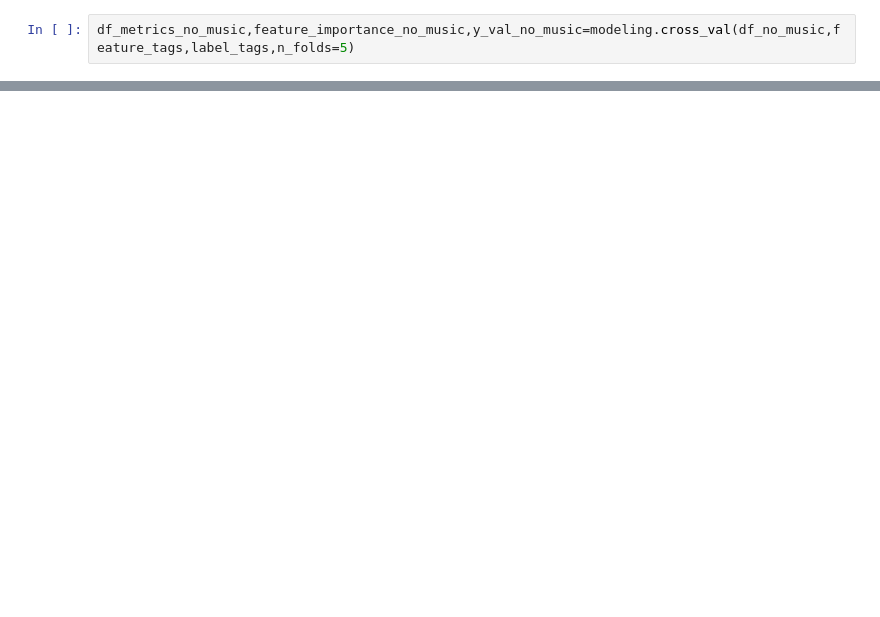
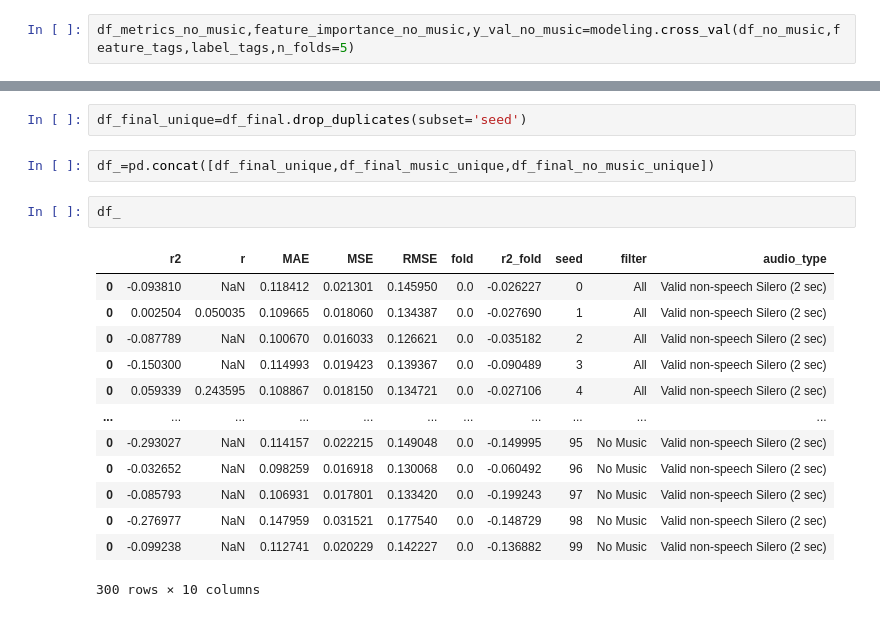
Before and after one commit to germanbarchi/OCEAN-TRUST, a Jupyter notebook: draft_experiments/manual_annotations_no_speech_in_music.ipynb, the cells around one changed output, grey strips where cells are left out. Cells and saved outputs as stored; diff of their text form; blank space fills up the shorter version.

```diff
--- a/draft_experiments/manual_annotations_no_speech_in_music.ipynb
+++ b/draft_experiments/manual_annotations_no_speech_in_music.ipynb
@@ -98,0 +186,20 @@ df_metrics_no_music
+# %%
+df_final_unique=df_final.drop_duplicates(subset='seed')
+# %%
+df_=pd.concat([df_final_unique,df_final_music_unique,df_final_no_music_unique])
+# %%
+df_
+# %% [output]
+|  | r2 | r | MAE | MSE | RMSE | fold | r2_fold | seed | filter | audio_type |
+| 0 | -0.093810 | NaN | 0.118412 | 0.021301 | 0.145950 | 0.0 | -0.026227 | 0 | All | Valid non-speech Silero (2 sec) |
+| 0 | 0.002504 | 0.050035 | 0.109665 | 0.018060 | 0.134387 | 0.0 | -0.027690 | 1 | All | Valid non-speech Silero (2 sec) |
+| 0 | -0.087789 | NaN | 0.100670 | 0.016033 | 0.126621 | 0.0 | -0.035182 | 2 | All | Valid non-speech Silero (2 sec) |
+| 0 | -0.150300 | NaN | 0.114993 | 0.019423 | 0.139367 | 0.0 | -0.090489 | 3 | All | Valid non-speech Silero (2 sec) |
+| 0 | 0.059339 | 0.243595 | 0.108867 | 0.018150 | 0.134721 | 0.0 | -0.027106 | 4 | All | Valid non-speech Silero (2 sec) |
+| ... | ... | ... | ... | ... | ... | ... | ... | ... | ... | ... |
+| 0 | -0.293027 | NaN | 0.114157 | 0.022215 | 0.149048 | 0.0 | -0.149995 | 95 | No Music | Valid non-speech Silero (2 sec) |
+| 0 | -0.032652 | NaN | 0.098259 | 0.016918 | 0.130068 | 0.0 | -0.060492 | 96 | No Music | Valid non-speech Silero (2 sec) |
+| 0 | -0.085793 | NaN | 0.106931 | 0.017801 | 0.133420 | 0.0 | -0.199243 | 97 | No Music | Valid non-speech Silero (2 sec) |
+| 0 | -0.276977 | NaN | 0.147959 | 0.031521 | 0.177540 | 0.0 | -0.148729 | 98 | No Music | Valid non-speech Silero (2 sec) |
+| 0 | -0.099238 | NaN | 0.112741 | 0.020229 | 0.142227 | 0.0 | -0.136882 | 99 | No Music | Valid non-speech Silero (2 sec) |
+300 rows × 10 columns
```
Also changed, not shown: parts of 23 cells of this notebook, 1 other file.
